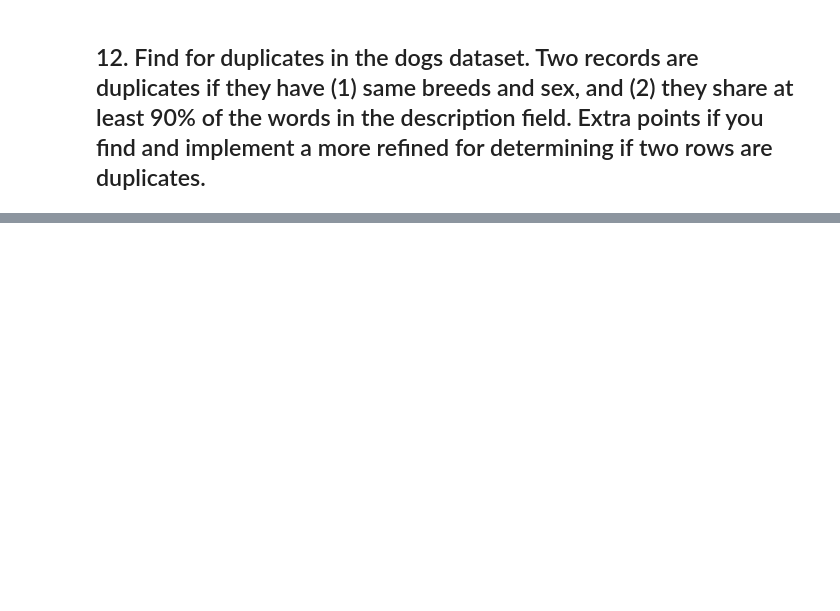
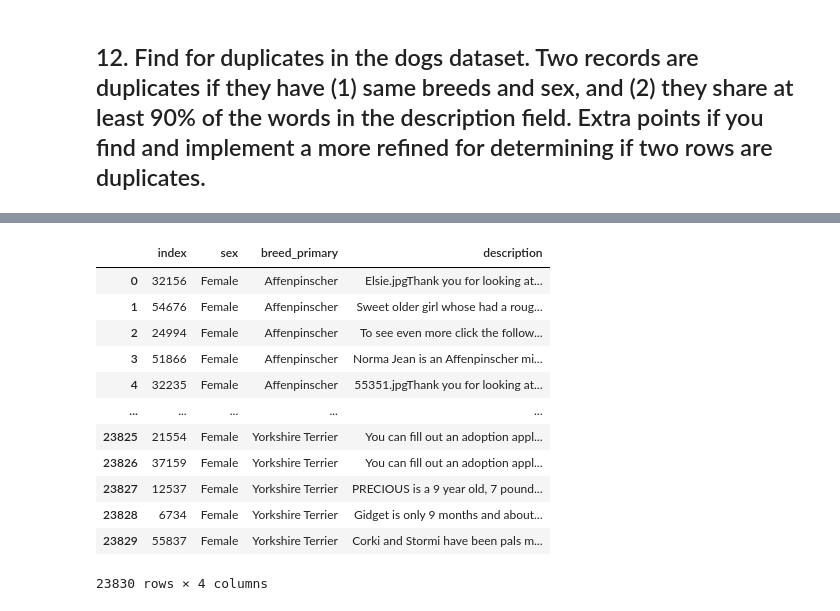
Before and after one commit to mat1218B/ProjectOfComputerScience, a Jupyter notebook: Project-CS_2022.ipynb, the cells around one changed output, grey strips where cells are left out. Drawn from its saved outputs; the diff is of its cells as text; code cells hidden in the pictures; blank space fills up the shorter version.

```diff
--- a/Project-CS_2022.ipynb
+++ b/Project-CS_2022.ipynb
@@ -985,0 +876,4 @@ duplicate_table[duplicate_table['sex'] == 'Male']
+# %%
+# 1) creo una tabella con tutti gli elementi che hanno uguale breeed & sex
+duplicate_table2 = dogs.iloc[:, [13,5,34]]
+duplicate_table2
@@ -985,0 +894,3 @@ duplicate_table[duplicate_table['sex'] == 'Male']
+# %%
+duplicate_female2 = duplicate_table2[duplicate_table2['sex'] == 'Female']
+duplicate_female2
@@ -985,0 +911,4 @@ duplicate_table[duplicate_table['sex'] == 'Male']
+# %%
+#elimino tutte le righe che hanno NaN come descrizione perché non possono essere duplicate
+duplicate_female2=duplicate_female2[duplicate_female2['description'].notna()]
+duplicate_female2
@@ -985,0 +929,18 @@ duplicate_table[duplicate_table['sex'] == 'Male']
+# %%
+#riordino le righe per breed-primary (una sorta di groupby)
+duplicate_female2 = duplicate_female2.sort_values(by = 'breed_primary').reset_index()
+duplicate_female2
+# %% [output]
+|  | index | sex | breed_primary | description |
+| 0 | 32156 | Female | Affenpinscher | Elsie.jpgThank you for looking at... |
+| 1 | 54676 | Female | Affenpinscher | Sweet older girl whose had a roug... |
+| 2 | 24994 | Female | Affenpinscher | To see even more click the follow... |
+| 3 | 51866 | Female | Affenpinscher | Norma Jean is an Affenpinscher mi... |
+| 4 | 32235 | Female | Affenpinscher | 55351.jpgThank you for looking at... |
+| ... | ... | ... | ... | ... |
+| 23825 | 21554 | Female | Yorkshire Terrier | You can fill out an adoption appl... |
+| 23826 | 37159 | Female | Yorkshire Terrier | You can fill out an adoption appl... |
+| 23827 | 12537 | Female | Yorkshire Terrier | PRECIOUS is a 9 year old, 7 pound... |
+| 23828 | 6734 | Female | Yorkshire Terrier | Gidget is only 9 months and about... |
+| 23829 | 55837 | Female | Yorkshire Terrier | Corki and Stormi have been pals m... |
+23830 rows × 4 columns
```
Also changed, not shown: parts of 16 cells of this notebook.
